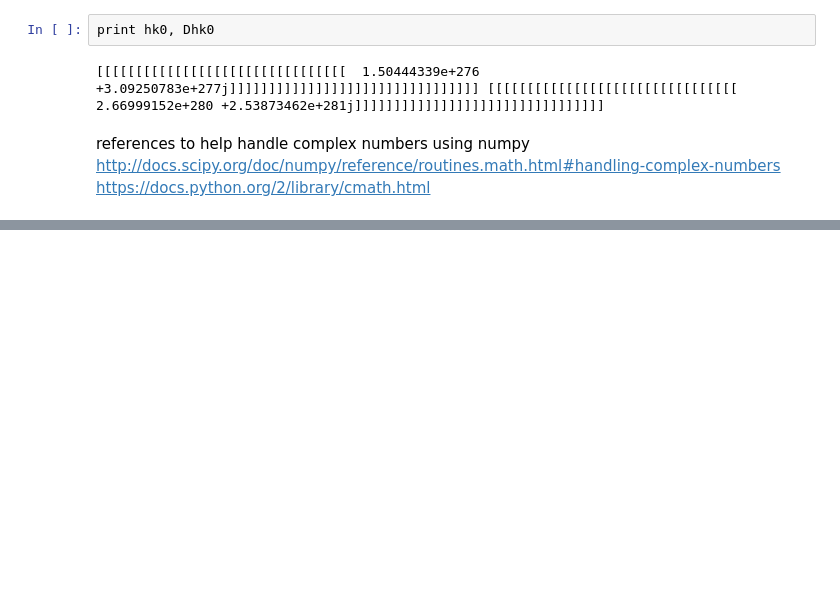
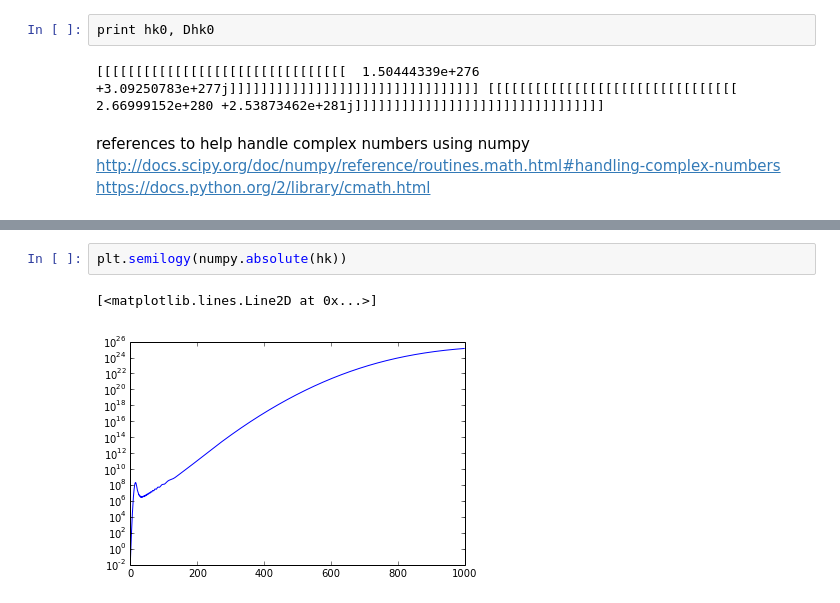
Before and after one commit to rahulporuri/project_work, a Jupyter notebook: test-Copy0.ipynb, the cells around one changed output, grey strips where cells are left out. Saved outputs shown, nothing was run; the diff lists cells and outputs as text; blank space fills up the shorter version.

```diff
--- a/test-Copy0.ipynb
+++ b/test-Copy0.ipynb
@@ -307,0 +416,5 @@ https://docs.python.org/2/library/cmath.html
+# %%
+plt.semilogy(numpy.absolute(hk))
+# %% [output]
+[<matplotlib.lines.Line2D at 0x...>]
+[figure, added]
```
Also changed, not shown: parts of 38 cells of this notebook, 2 other files.
